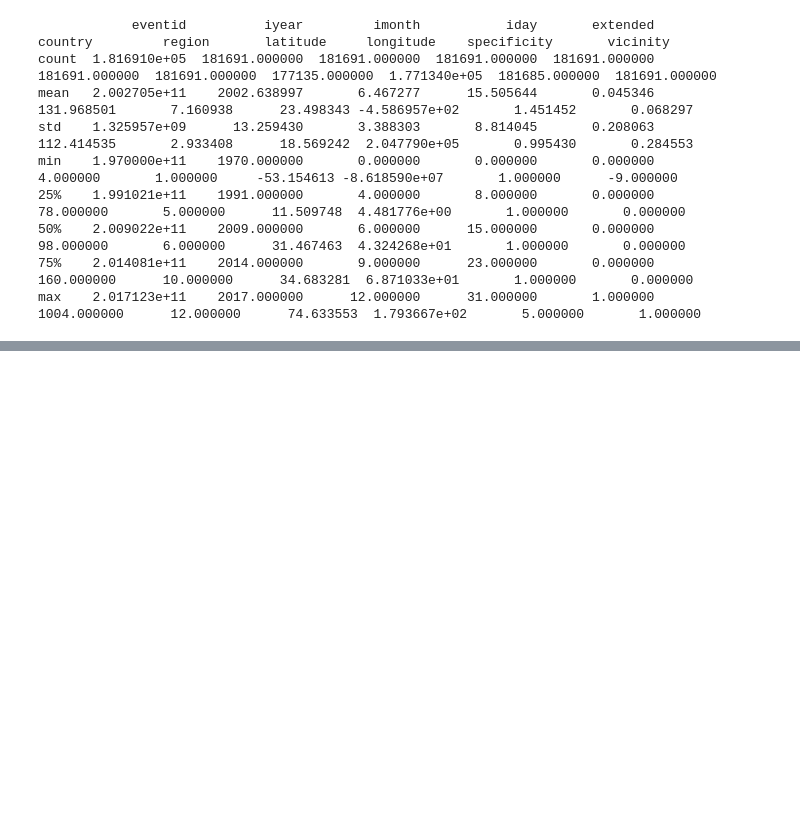
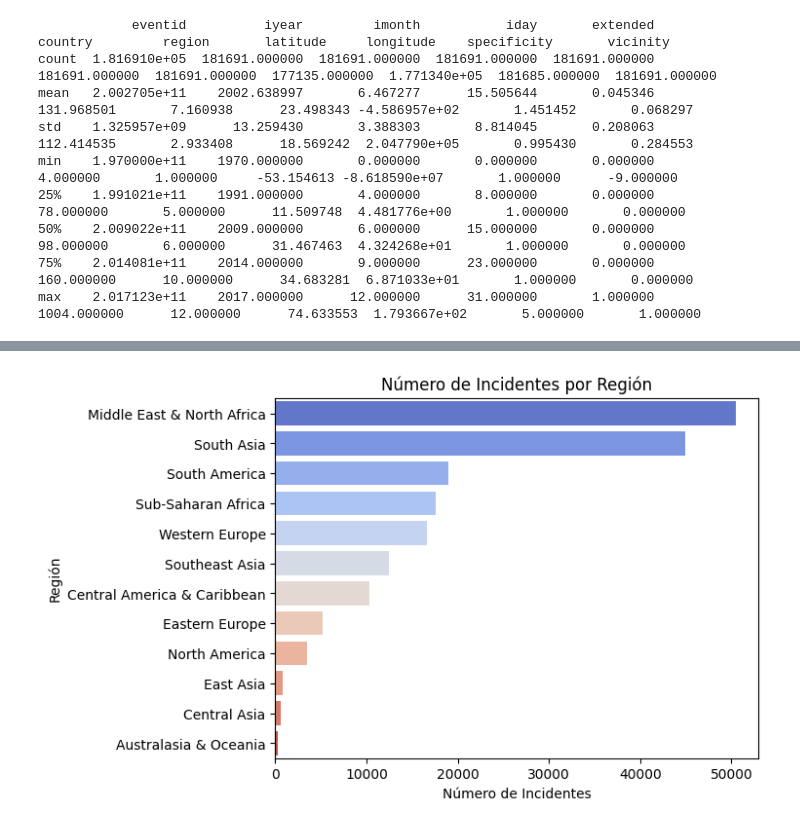
Before and after one commit to Heyder07/VisualBigData, a Jupyter notebook: 6. Trabajos extraclase/Challenge_1_Basico.ipynb, the cells around one changed output, grey strips where cells are left out. Cells and saved outputs as stored; diff of their text form; code cells hidden in the pictures; blank space fills up the shorter version.

```diff
--- a/6. Trabajos extraclase/Challenge_1_Basico.ipynb
+++ b/6. Trabajos extraclase/Challenge_1_Basico.ipynb
@@ -120,0 +232,9 @@ max    2.017123e+11    2017.000000      12.000000      31.000000       1.000000
+# %%
+# Gráfico de barras para incidentes por región
+sns.countplot(data=pandas_df, y="region_txt", order=pandas_df["region_txt"].value_counts().index, palette="coolwarm")
+plt.title("Número de Incidentes por Región")
+plt.xlabel("Número de Incidentes")
+plt.ylabel("Región")
+plt.show()
+# %% [output]
+[figure, added]
```
Also changed, not shown: parts of 11 cells of this notebook.
